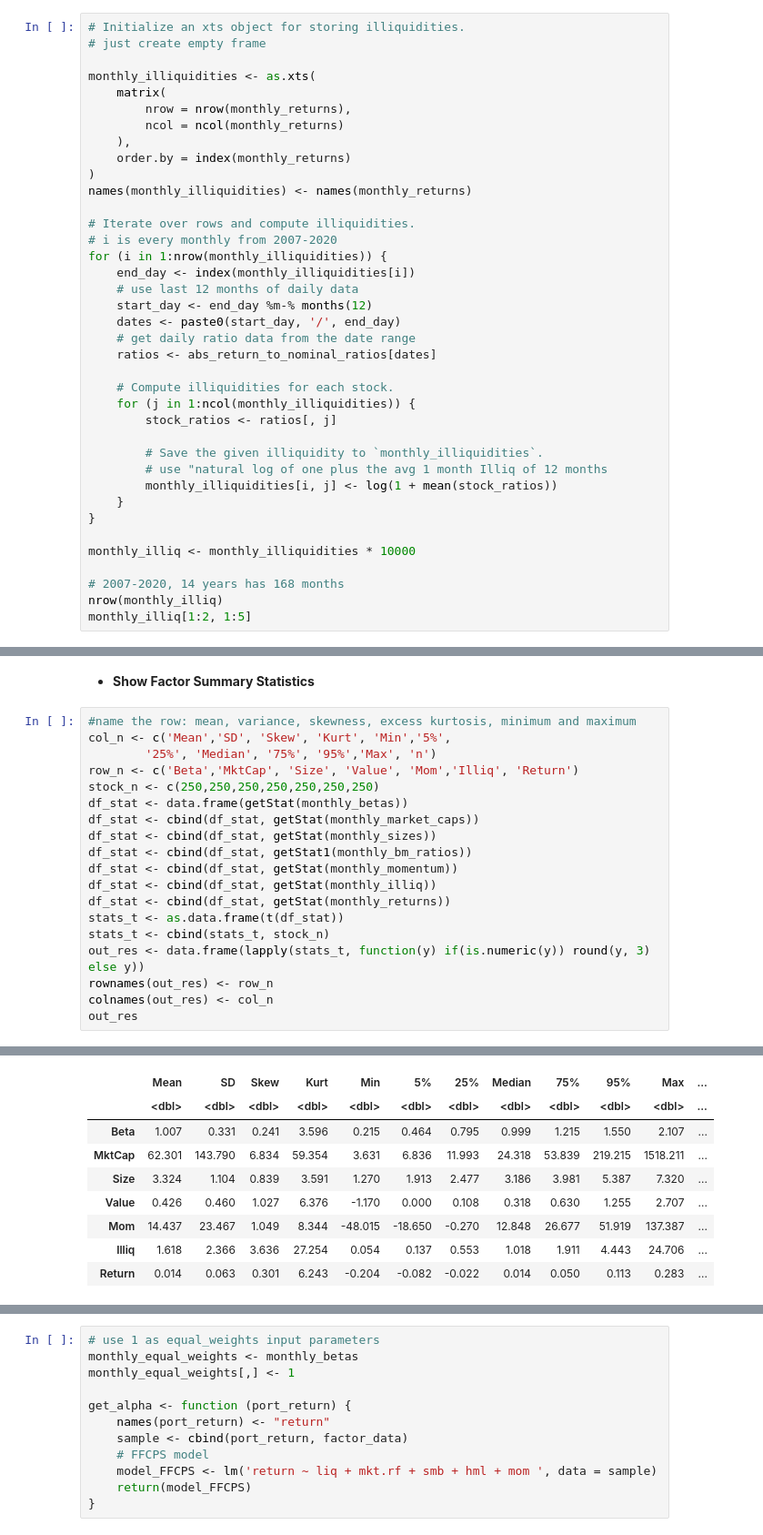
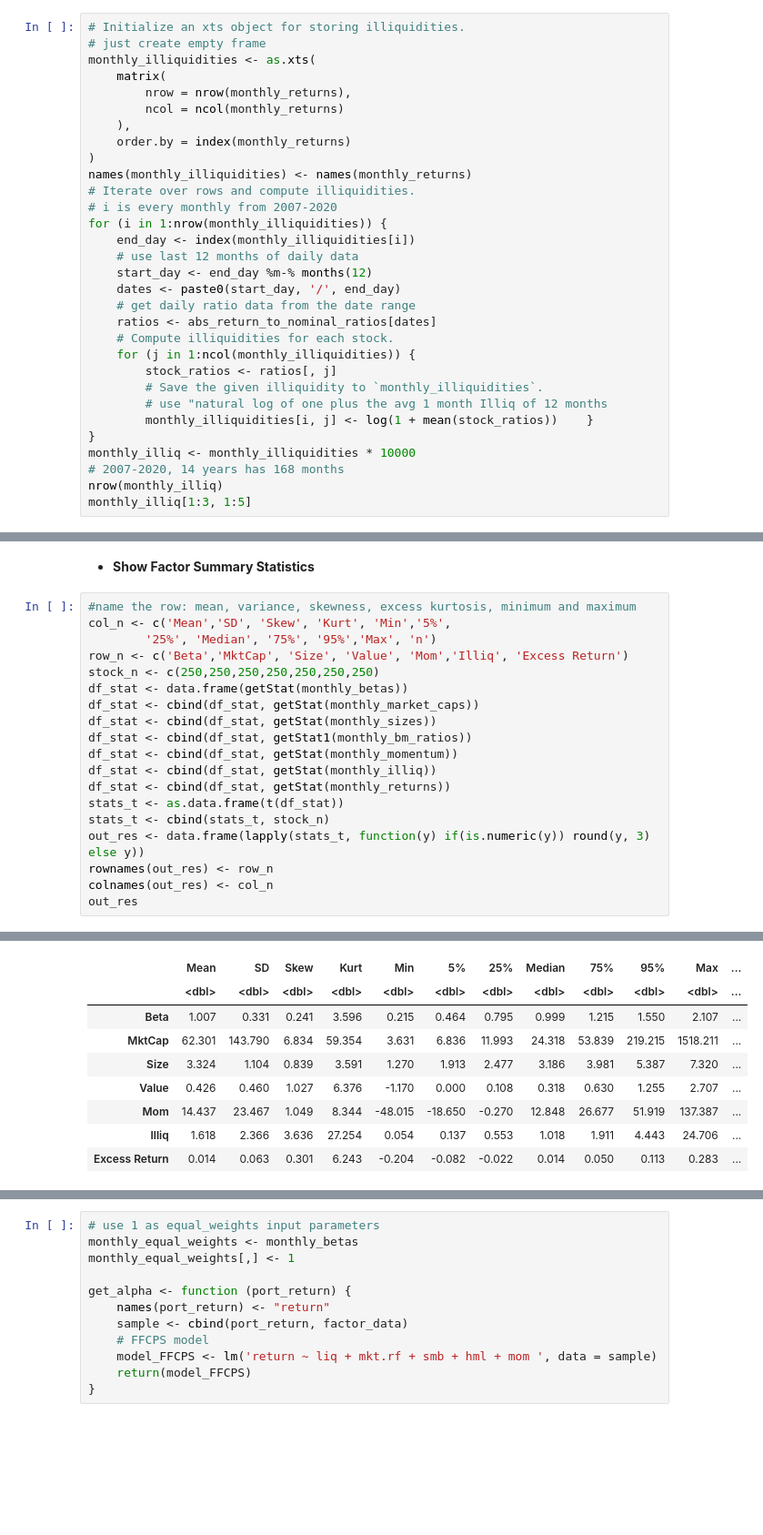
Before and after one commit to lz2110/JEM092-HW-Guan-Zhang-Zeng, a Jupyter notebook: HW2.ipynb, the cells around one changed output, grey strips where cells are left out. Shown at 91% size. Drawn from its saved outputs; the diff is of its cells as text; blank space fills up the shorter version.

```diff
--- a/HW2.ipynb
+++ b/HW2.ipynb
@@ -472,7 +460,6 @@ abs_return_to_nominal_ratios[1:2, 1:5]
 # %%
 # Initialize an xts object for storing illiquidities.
 # just create empty frame
-
 monthly_illiquidities <- as.xts(
     matrix(
         nrow = nrow(monthly_returns),
@@ -481,7 +468,6 @@ monthly_illiquidities <- as.xts(
     order.by = index(monthly_returns)
 )
 names(monthly_illiquidities) <- names(monthly_returns)
-
 # Iterate over rows and compute illiquidities.
 # i is every monthly from 2007-2020
 for (i in 1:nrow(monthly_illiquidities)) {
@@ -491,22 +477,17 @@ for (i in 1:nrow(monthly_illiquidities)) {
     dates <- paste0(start_day, '/', end_day)
     # get daily ratio data from the date range
     ratios <- abs_return_to_nominal_ratios[dates]
-
     # Compute illiquidities for each stock.
     for (j in 1:ncol(monthly_illiquidities)) {
         stock_ratios <- ratios[, j]
-
         # Save the given illiquidity to `monthly_illiquidities`.
         # use "natural log of one plus the avg 1 month Illiq of 12 months
-        monthly_illiquidities[i, j] <- log(1 + mean(stock_ratios))
-    }
+        monthly_illiquidities[i, j] <- log(1 + mean(stock_ratios))    }
 }
-
 monthly_illiq <- monthly_illiquidities * 10000
-
 # 2007-2020, 14 years has 168 months
 nrow(monthly_illiq)
-monthly_illiq[1:2, 1:5]
+monthly_illiq[1:3, 1:5]
 # %% [output]
 [1] 168
                    F       CSX      OKE DFS       ITW
@@ -609,30 +587,30 @@ getStat1 <- function (variable_data) {
 # %%
 #name the row: mean, variance, skewness, excess kurtosis, minimum and maximum
 col_n <- c('Mean','SD', 'Skew', 'Kurt', 'Min','5%',
         '25%', 'Median', '75%', '95%','Max', 'n')
-row_n <- c('Beta','MktCap', 'Size', 'Value', 'Mom','Illiq', 'Return')
+row_n <- c('Beta','MktCap', 'Size', 'Value', 'Mom','Illiq', 'Excess Return')
 stock_n <- c(250,250,250,250,250,250,250)
 df_stat <- data.frame(getStat(monthly_betas))
 df_stat <- cbind(df_stat, getStat(monthly_market_caps))
 df_stat <- cbind(df_stat, getStat(monthly_sizes))
 df_stat <- cbind(df_stat, getStat1(monthly_bm_ratios))
 df_stat <- cbind(df_stat, getStat(monthly_momentum))
 df_stat <- cbind(df_stat, getStat(monthly_illiq))
 df_stat <- cbind(df_stat, getStat(monthly_returns))
 stats_t <- as.data.frame(t(df_stat))
 stats_t <- cbind(stats_t, stock_n)
 out_res <- data.frame(lapply(stats_t, function(y) if(is.numeric(y)) round(y, 3) else y))
 rownames(out_res) <- row_n
 colnames(out_res) <- col_n
 out_res
 # %% [output]
 A data.frame: 7 × 12
 |  | Mean | SD | Skew | Kurt | Min | 5% | 25% | Median | 75% | 95% | Max | ... |
 |  | <dbl> | <dbl> | <dbl> | <dbl> | <dbl> | <dbl> | <dbl> | <dbl> | <dbl> | <dbl> | <dbl> | ... |
 | Beta | 1.007 | 0.331 | 0.241 | 3.596 | 0.215 | 0.464 | 0.795 | 0.999 | 1.215 | 1.550 | 2.107 | ... |
 | MktCap | 62.301 | 143.790 | 6.834 | 59.354 | 3.631 | 6.836 | 11.993 | 24.318 | 53.839 | 219.215 | 1518.211 | ... |
 | Size | 3.324 | 1.104 | 0.839 | 3.591 | 1.270 | 1.913 | 2.477 | 3.186 | 3.981 | 5.387 | 7.320 | ... |
 | Value | 0.426 | 0.460 | 1.027 | 6.376 | -1.170 | 0.000 | 0.108 | 0.318 | 0.630 | 1.255 | 2.707 | ... |
 | Mom | 14.437 | 23.467 | 1.049 | 8.344 | -48.015 | -18.650 | -0.270 | 12.848 | 26.677 | 51.919 | 137.387 | ... |
 | Illiq | 1.618 | 2.366 | 3.636 | 27.254 | 0.054 | 0.137 | 0.553 | 1.018 | 1.911 | 4.443 | 24.706 | ... |
-| Return | 0.014 | 0.063 | 0.301 | 6.243 | -0.204 | -0.082 | -0.022 | 0.014 | 0.050 | 0.113 | 0.283 | ... |
+| Excess Return | 0.014 | 0.063 | 0.301 | 6.243 | -0.204 | -0.082 | -0.022 | 0.014 | 0.050 | 0.113 | 0.283 | ... |
```
Also changed, not shown: parts of 121 cells of this notebook.
